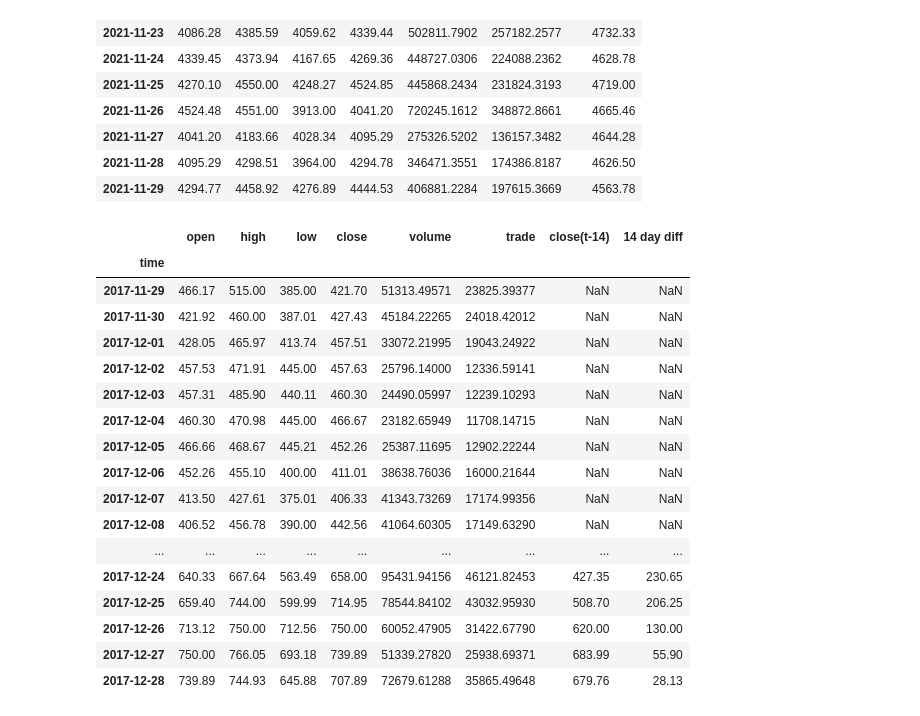
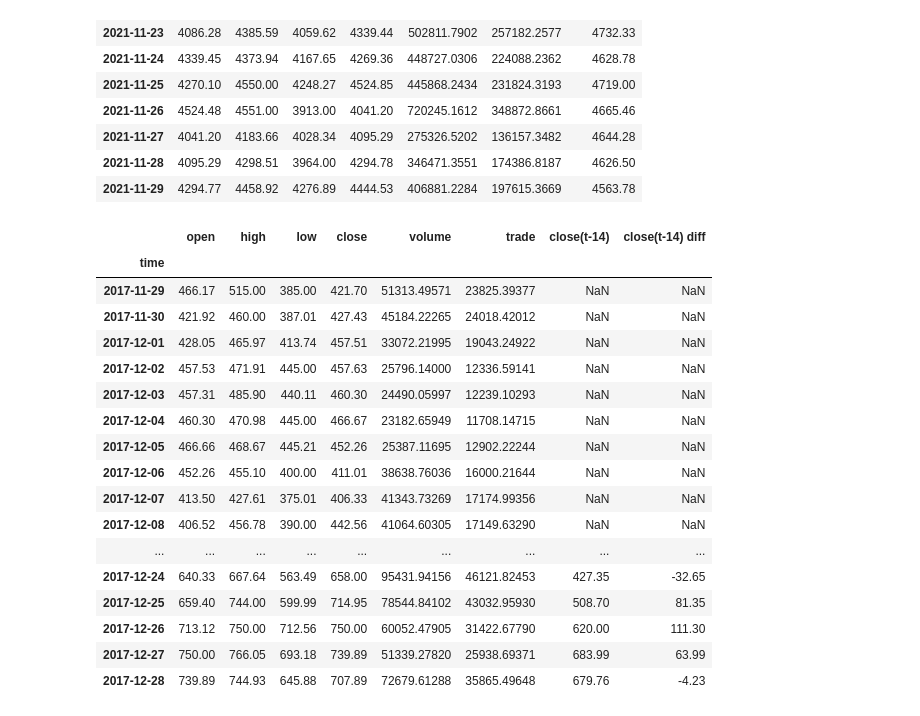
Before and after one commit to TomHOldershaw/Project4, a Jupyter notebook: 03 - Predicting the future price of ethereum - Adding Features which are shifted.ipynb, the cells around one changed output. Saved outputs shown, nothing was run; the diff lists cells and outputs as text; code cells hidden in the pictures.

```diff
--- a/03 - Predicting the future price of ethereum - Adding Features which are shifted.ipynb
+++ b/03 - Predicting the future price of ethereum - Adding Features which are shifted.ipynb
@@ -112,11 +112,11 @@ ethereum_df.tail(15)
 | 2021-11-28 | 4095.29 | 4298.51 | 3964.00 | 4294.78 | 346471.3551 | 174386.8187 | 4626.50 |
 | 2021-11-29 | 4294.77 | 4458.92 | 4276.89 | 4444.53 | 406881.2284 | 197615.3669 | 4563.78 |
 # %%
-# insert column with the difference between 14 days ago and today
-ethereum_df["14 day diff"] = ethereum_df["close"] - ethereum_df["close(t-14)"]
+# insert column with the difference between close(t-14)
+ethereum_df["close(t-14) diff"] = ethereum_df["close(t-14)"].diff()
 ethereum_df.head(30)
 # %% [output]
-|  | open | high | low | close | volume | trade | close(t-14) | 14 day diff |
+|  | open | high | low | close | volume | trade | close(t-14) | close(t-14) diff |
 | time |  |  |  |  |  |  |  |  |
 | 2017-11-29 | 466.17 | 515.00 | 385.00 | 421.70 | 51313.49571 | 23825.39377 | NaN | NaN |
 | 2017-11-30 | 421.92 | 460.00 | 387.01 | 427.43 | 45184.22265 | 24018.42012 | NaN | NaN |
@@ -129,11 +129,11 @@ ethereum_df.head(30)
 | 2017-12-07 | 413.50 | 427.61 | 375.01 | 406.33 | 41343.73269 | 17174.99356 | NaN | NaN |
 | 2017-12-08 | 406.52 | 456.78 | 390.00 | 442.56 | 41064.60305 | 17149.63290 | NaN | NaN |
 | ... | ... | ... | ... | ... | ... | ... | ... | ... |
-| 2017-12-24 | 640.33 | 667.64 | 563.49 | 658.00 | 95431.94156 | 46121.82453 | 427.35 | 230.65 |
-| 2017-12-25 | 659.40 | 744.00 | 599.99 | 714.95 | 78544.84102 | 43032.95930 | 508.70 | 206.25 |
-| 2017-12-26 | 713.12 | 750.00 | 712.56 | 750.00 | 60052.47905 | 31422.67790 | 620.00 | 130.00 |
-| 2017-12-27 | 750.00 | 766.05 | 693.18 | 739.89 | 51339.27820 | 25938.69371 | 683.99 | 55.90 |
-| 2017-12-28 | 739.89 | 744.93 | 645.88 | 707.89 | 72679.61288 | 35865.49648 | 679.76 | 28.13 |
+| 2017-12-24 | 640.33 | 667.64 | 563.49 | 658.00 | 95431.94156 | 46121.82453 | 427.35 | -32.65 |
+| 2017-12-25 | 659.40 | 744.00 | 599.99 | 714.95 | 78544.84102 | 43032.95930 | 508.70 | 81.35 |
+| 2017-12-26 | 713.12 | 750.00 | 712.56 | 750.00 | 60052.47905 | 31422.67790 | 620.00 | 111.30 |
+| 2017-12-27 | 750.00 | 766.05 | 693.18 | 739.89 | 51339.27820 | 25938.69371 | 683.99 | 63.99 |
+| 2017-12-28 | 739.89 | 744.93 | 645.88 | 707.89 | 72679.61288 | 35865.49648 | 679.76 | -4.23 |
 # %%
 ethereum_df.isnull().sum()
 # %% [output]
```
Also changed, not shown: parts of 17 cells of this notebook.
